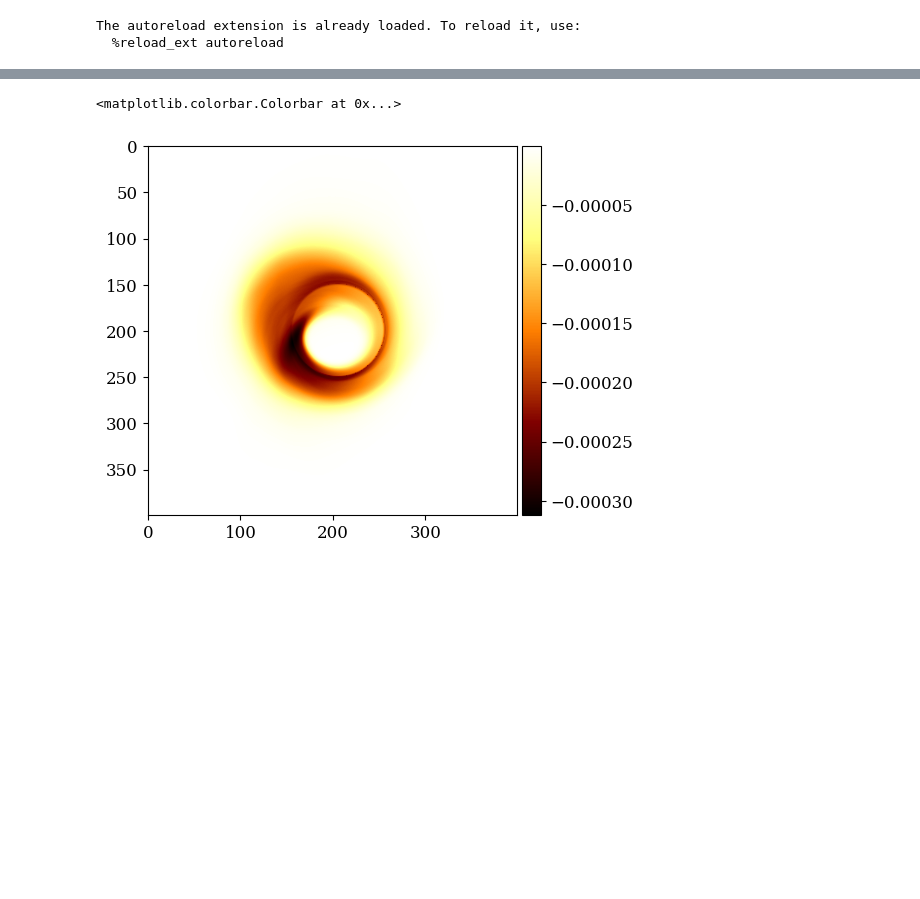
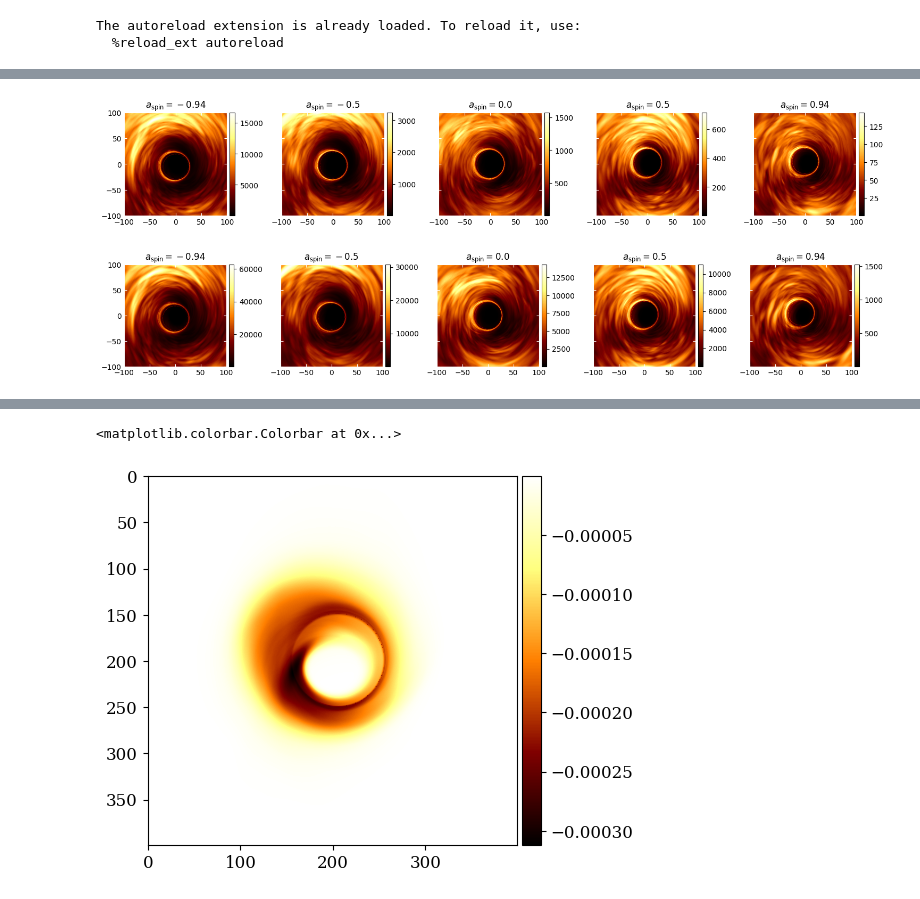
Before and after one commit to yttcari/SURE, a Jupyter notebook: proj/postprocessing/2017_sgra_paper5/output_avggrid.ipynb, the cells around one changed output, grey strips where cells are left out. Saved outputs shown, nothing was run; the diff lists cells and outputs as text; code cells hidden in the pictures; blank space fills up the shorter version.

```diff
--- a/proj/postprocessing/2017_sgra_paper5/output_avggrid.ipynb
+++ b/proj/postprocessing/2017_sgra_paper5/output_avggrid.ipynb
@@ -224,0 +207,6 @@ vizrow(pf_beta(freq='230.e9')(Rh='40'), s=3, quiver=True, )
+# %%
+vizrow(pf_SPO, s='tauI', quiver=True,)
+vizrow(pf_beta, s='tauI', quiver=True,)
+# %% [output]
+[figure, added]
+[figure, added]
```
Also changed, not shown: parts of 12 cells of this notebook, 3 other files.
